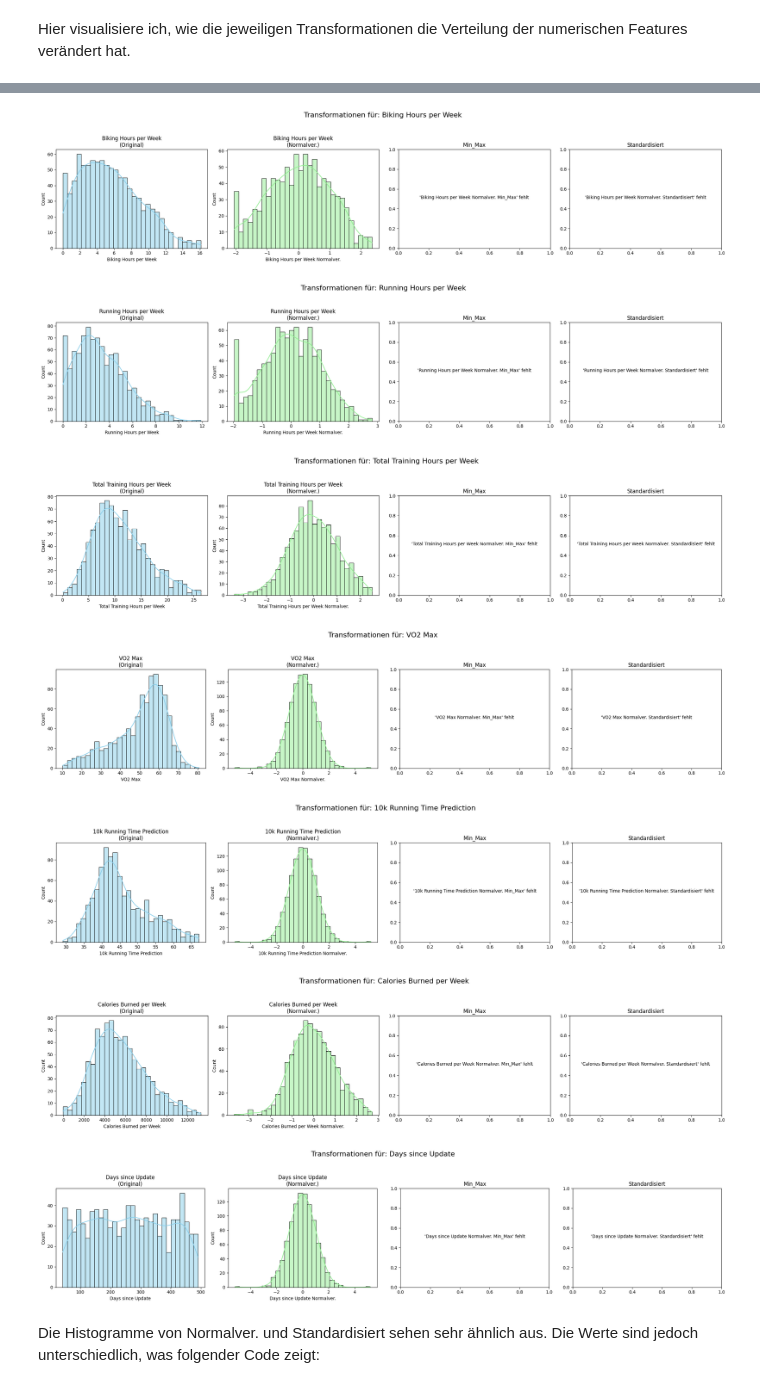
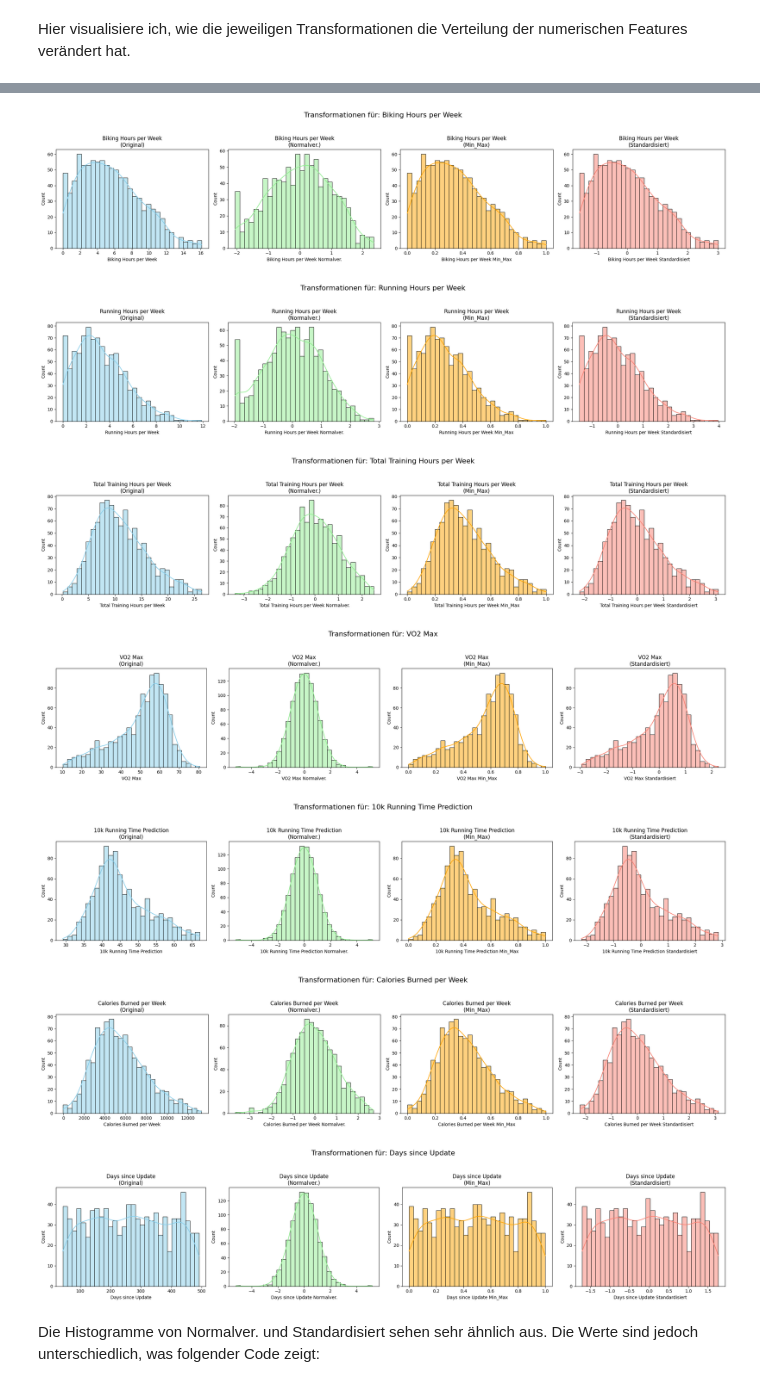
Before and after one commit to MarioKrupinski/Introduction-to-Data-Science-AI, a Jupyter notebook: notebooks/preparation.ipynb, the cells around one changed output, grey strips where cells are left out. Saved outputs shown, nothing was run; the diff lists cells and outputs as text; code cells hidden in the pictures.

Commit message:
Visualisatiuon Error fixed

```diff
--- a/notebooks/preparation.ipynb
+++ b/notebooks/preparation.ipynb
@@ -2151,8 +2160,8 @@ def plot_transformations(df):
         # Definiere die Namen der zugehörigen Spalten
         original_col = feature  # Originaldaten
         normalver_col = feature + " Normalver."
-        minmax_col    = feature + " Normalver. Min_Max"
-        std_col       = feature + " Normalver. Standardisiert"
+        minmax_col    = feature + " Min_Max"
+        std_col       = feature + " Standardisiert"
 
         # Erstelle eine Figure mit 1 Zeile und 4 Spalten
         fig, axes = plt.subplots(1, 4, figsize=(22, 5))
@@ -2206,10 +2215,10 @@ plot_transformations(df_training_no_missing_values)
-[figure, old version]
+[figure, new version]
-[figure, old version]
+[figure, new version]
-[figure, old version]
+[figure, new version]
-[figure, old version]
+[figure, new version]
-[figure, old version]
+[figure, new version]
-[figure, old version]
+[figure, new version]
-[figure, old version]
+[figure, new version]
 # %% [markdown]
 Die Histogramme von Normalver. und Standardisiert sehen sehr ähnlich aus. Die Werte sind jedoch unterschiedlich, was folgender Code zeigt:
 # %%
```
Also changed, not shown: parts of 7 cells of this notebook, 2 other files.
